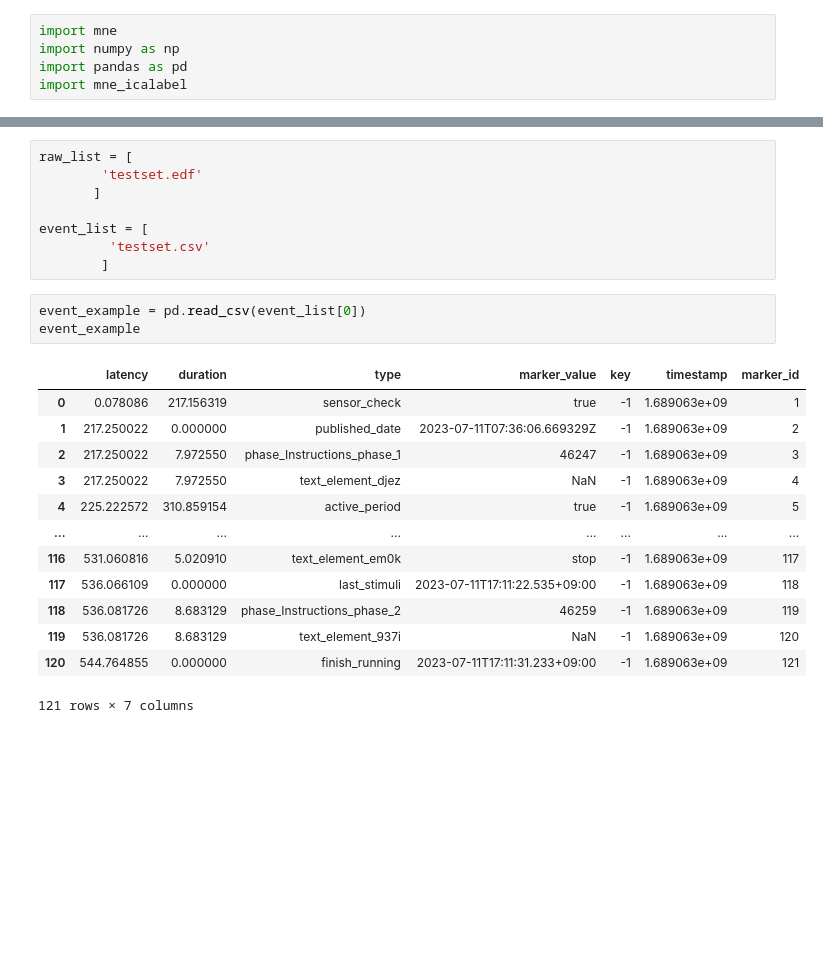
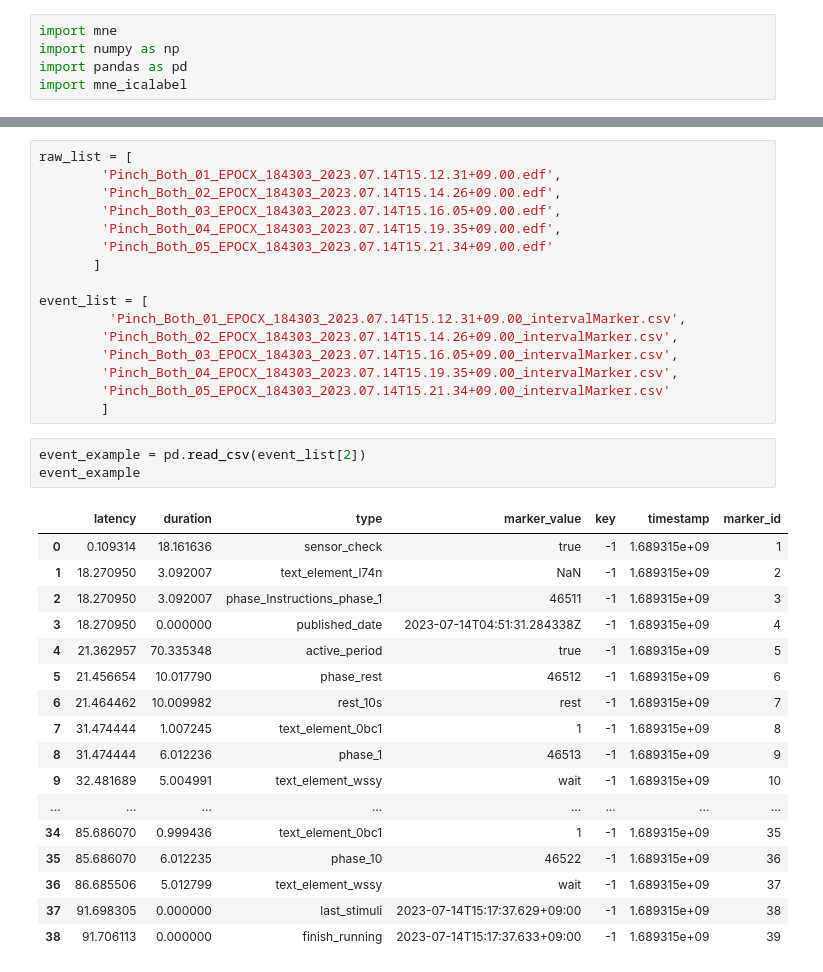
Before and after one commit to SeoyoonYum/EEG_Classification, a Jupyter notebook: preprocess.ipynb, the cells around one changed output, grey strips where cells are left out. Cells and saved outputs as stored; diff of their text form; blank space fills up the shorter version.

```diff
--- a/preprocess.ipynb
+++ b/preprocess.ipynb
@@ -31,25 +31,37 @@ testset.edf
 # %%
 raw_list = [
-        'testset.edf'
+        'Pinch_Both_01_EPOCX_184303_2023.07.14T15.12.31+09.00.edf',
+        'Pinch_Both_02_EPOCX_184303_2023.07.14T15.14.26+09.00.edf',
+        'Pinch_Both_03_EPOCX_184303_2023.07.14T15.16.05+09.00.edf',
+        'Pinch_Both_04_EPOCX_184303_2023.07.14T15.19.35+09.00.edf',
+        'Pinch_Both_05_EPOCX_184303_2023.07.14T15.21.34+09.00.edf'
        ]
 
 event_list = [
-         'testset.csv'
+         'Pinch_Both_01_EPOCX_184303_2023.07.14T15.12.31+09.00_intervalMarker.csv',
+        'Pinch_Both_02_EPOCX_184303_2023.07.14T15.14.26+09.00_intervalMarker.csv',
+        'Pinch_Both_03_EPOCX_184303_2023.07.14T15.16.05+09.00_intervalMarker.csv',
+        'Pinch_Both_04_EPOCX_184303_2023.07.14T15.19.35+09.00_intervalMarker.csv',
+        'Pinch_Both_05_EPOCX_184303_2023.07.14T15.21.34+09.00_intervalMarker.csv'
         ]
 # %%
-event_example = pd.read_csv(event_list[0])
+event_example = pd.read_csv(event_list[2])
 event_example
 # %% [output]
 |  | latency | duration | type | marker_value | key | timestamp | marker_id |
-| 0 | 0.078086 | 217.156319 | sensor_check | true | -1 | 1.689063e+09 | 1 |
-| 1 | 217.250022 | 0.000000 | published_date | 2023-07-11T07:36:06.669329Z | -1 | 1.689063e+09 | 2 |
-| 2 | 217.250022 | 7.972550 | phase_Instructions_phase_1 | 46247 | -1 | 1.689063e+09 | 3 |
-| 3 | 217.250022 | 7.972550 | text_element_djez | NaN | -1 | 1.689063e+09 | 4 |
-| 4 | 225.222572 | 310.859154 | active_period | true | -1 | 1.689063e+09 | 5 |
+| 0 | 0.109314 | 18.161636 | sensor_check | true | -1 | 1.689315e+09 | 1 |
+| 1 | 18.270950 | 3.092007 | text_element_l74n | NaN | -1 | 1.689315e+09 | 2 |
+| 2 | 18.270950 | 3.092007 | phase_Instructions_phase_1 | 46511 | -1 | 1.689315e+09 | 3 |
+| 3 | 18.270950 | 0.000000 | published_date | 2023-07-14T04:51:31.284338Z | -1 | 1.689315e+09 | 4 |
+| 4 | 21.362957 | 70.335348 | active_period | true | -1 | 1.689315e+09 | 5 |
+| 5 | 21.456654 | 10.017790 | phase_rest | 46512 | -1 | 1.689315e+09 | 6 |
+| 6 | 21.464462 | 10.009982 | rest_10s | rest | -1 | 1.689315e+09 | 7 |
+| 7 | 31.474444 | 1.007245 | text_element_0bc1 | 1 | -1 | 1.689315e+09 | 8 |
+| 8 | 31.474444 | 6.012236 | phase_1 | 46513 | -1 | 1.689315e+09 | 9 |
+| 9 | 32.481689 | 5.004991 | text_element_wssy | wait | -1 | 1.689315e+09 | 10 |
 | ... | ... | ... | ... | ... | ... | ... | ... |
-| 116 | 531.060816 | 5.020910 | text_element_em0k | stop | -1 | 1.689063e+09 | 117 |
-| 117 | 536.066109 | 0.000000 | last_stimuli | 2023-07-11T17:11:22.535+09:00 | -1 | 1.689063e+09 | 118 |
-| 118 | 536.081726 | 8.683129 | phase_Instructions_phase_2 | 46259 | -1 | 1.689063e+09 | 119 |
-| 119 | 536.081726 | 8.683129 | text_element_937i | NaN | -1 | 1.689063e+09 | 120 |
-| 120 | 544.764855 | 0.000000 | finish_running | 2023-07-11T17:11:31.233+09:00 | -1 | 1.689063e+09 | 121 |
+| 34 | 85.686070 | 0.999436 | text_element_0bc1 | 1 | -1 | 1.689315e+09 | 35 |
+| 35 | 85.686070 | 6.012235 | phase_10 | 46522 | -1 | 1.689315e+09 | 36 |
+| 36 | 86.685506 | 5.012799 | text_element_wssy | wait | -1 | 1.689315e+09 | 37 |
+| 37 | 91.698305 | 0.000000 | last_stimuli | 2023-07-14T15:17:37.629+09:00 | -1 | 1.689315e+09 | 38 |
+| 38 | 91.706113 | 0.000000 | finish_running | 2023-07-14T15:17:37.633+09:00 | -1 | 1.689315e+09 | 39 |
-121 rows × 7 columns
```
Also changed, not shown: parts of 7 cells of this notebook, 42 other files.
